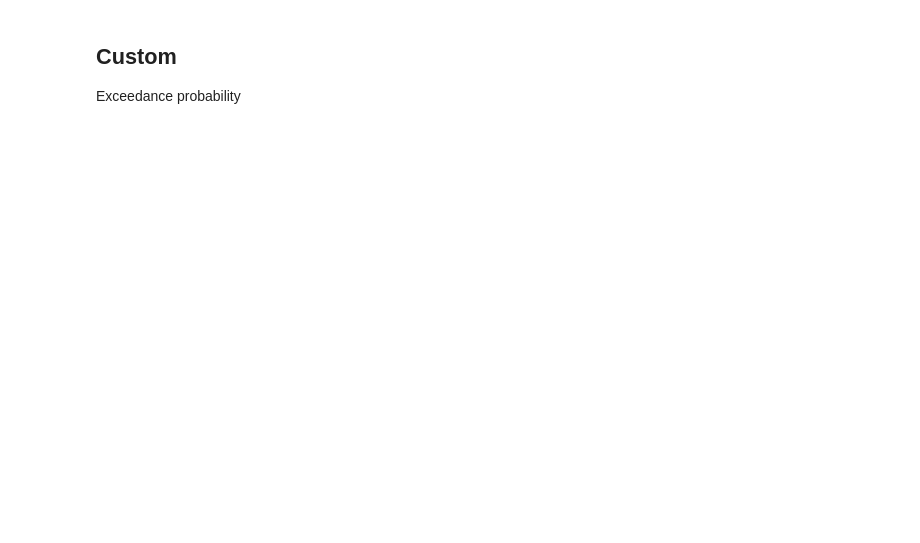
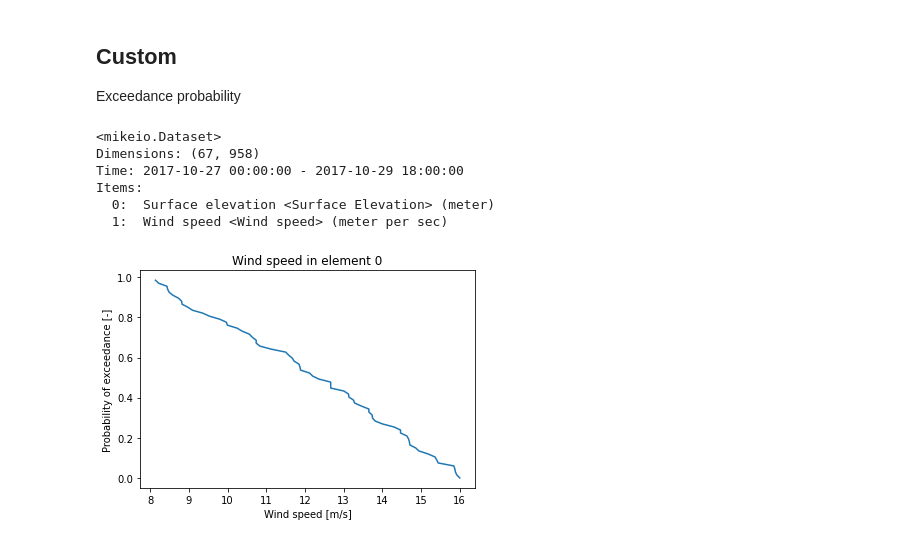
Before and after one commit to DHI/book-learn-mikeio-modelskill, a Jupyter notebook: mini_book/output_statistics.ipynb, the cells around one changed output. Drawn from its saved outputs; the diff is of its cells as text; code cells hidden in the pictures; blank space fills up the shorter version.

Commit message:
Exceedance probability

```diff
--- a/mini_book/output_statistics.ipynb
+++ b/mini_book/output_statistics.ipynb
@@ -119,0 +124,21 @@ Exceedance probability
+# %%
+dfs = Dfsu("data/NorthSea_HD_and_windspeed.dfsu")
+ds = dfs.read()
+ds
+# %% [output]
+<mikeio.Dataset>
+Dimensions: (67, 958)
+Time: 2017-10-27 00:00:00 - 2017-10-29 18:00:00
+Items:
+  0:  Surface elevation <Surface Elevation> (meter)
+  1:  Wind speed <Wind speed> (meter per sec)
+# %%
+nt = ds.n_timesteps
+one_to_zero = 1. - np.arange(1., nt + 1.)/nt
+# %%
+plt.plot(np.sort(ds["Wind speed"][:,0]), one_to_zero);
+plt.xlabel('Wind speed [m/s]')
+plt.ylabel('Probability of exceedance [-]')
+plt.title('Wind speed in element 0');
+# %% [output]
+[figure, added]
```
Also changed, not shown: parts of 5 cells of this notebook.
